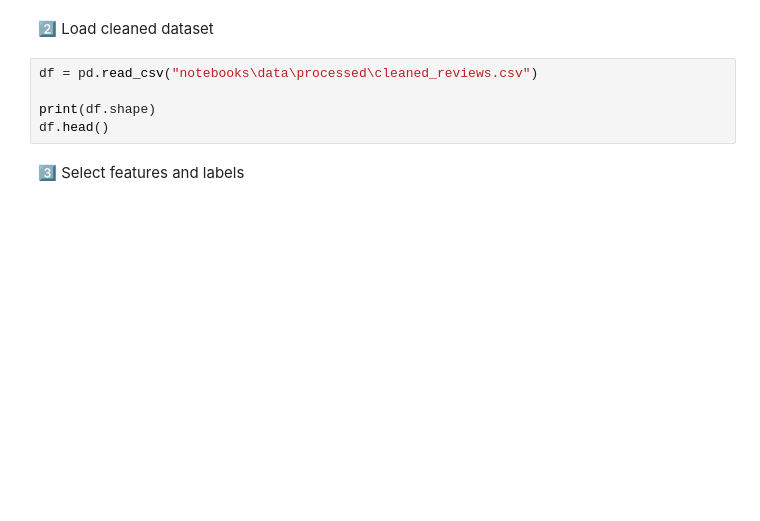
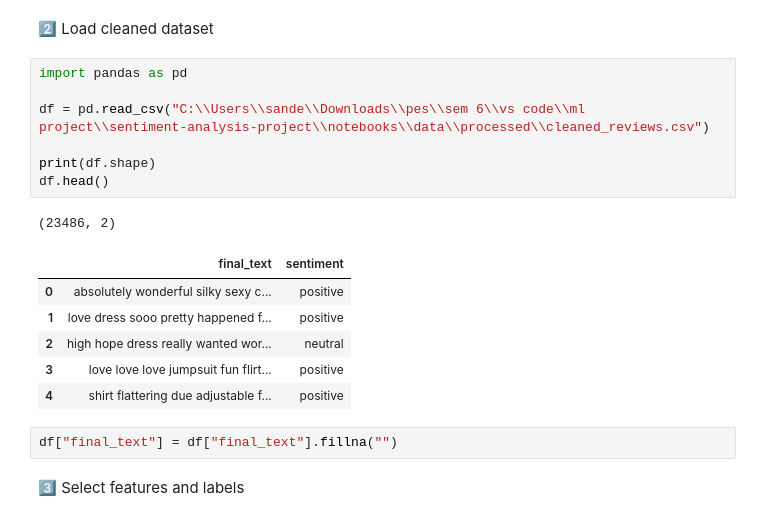
Before and after one commit to sandeep11mahendrakar/Multi-Aspect-Sentiment-Analysis-with-Explainability, a Jupyter notebook: notebooks/03_Deep_Learning_Setup.ipynb, the cells around one changed output. Cells and saved outputs as stored; diff of their text form; blank space fills up the shorter version.

```diff
--- a/notebooks/03_Deep_Learning_Setup.ipynb
+++ b/notebooks/03_Deep_Learning_Setup.ipynb
@@ -36,10 +34,22 @@ Error:
 # %% [markdown]
 2️⃣ Load cleaned dataset
 # %%
-df = pd.read_csv("notebooks\data\processed\cleaned_reviews.csv")
+import pandas as pd
+
+df = pd.read_csv("C:\\Users\\sande\\Downloads\\pes\\sem 6\\vs code\\ml project\\sentiment-analysis-project\\notebooks\\data\\processed\\cleaned_reviews.csv")
 
 print(df.shape)
 df.head()
+# %% [output]
+(23486, 2)
+|  | final_text | sentiment |
+| 0 | absolutely wonderful silky sexy c... | positive |
+| 1 | love dress sooo pretty happened f... | positive |
+| 2 | high hope dress really wanted wor... | neutral |
+| 3 | love love love jumpsuit fun flirt... | positive |
+| 4 | shirt flattering due adjustable f... | positive |
+# %%
+df["final_text"] = df["final_text"].fillna("")
 # %% [markdown]
 3️⃣ Select features and labels
 # %%
```
Also changed, not shown: parts of 16 cells of this notebook.
